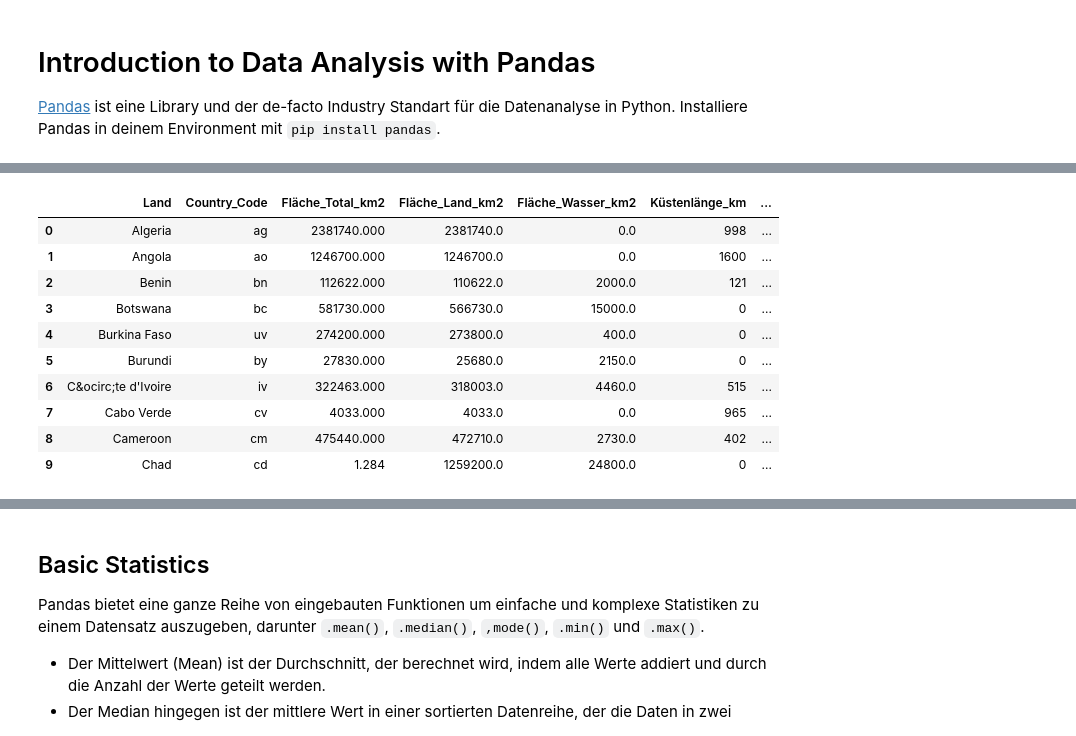
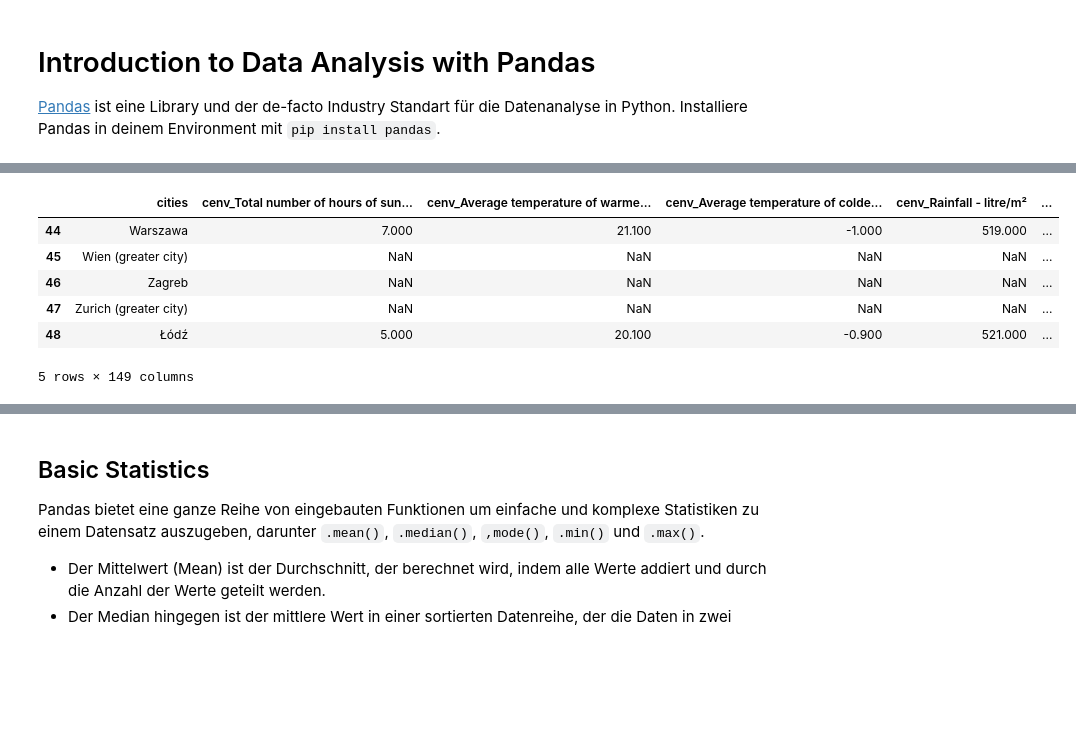
Before and after one commit to hslu-dda/dda-introduction-to-python, a Jupyter notebook: 03_Pandas/Intro-Data-Analysis-Pandas.ipynb, the cells around one changed output, grey strips where cells are left out. Drawn from its saved outputs; the diff is of its cells as text; code cells hidden in the pictures; blank space fills up the shorter version.

```diff
--- a/03_Pandas/Intro-Data-Analysis-Pandas.ipynb
+++ b/03_Pandas/Intro-Data-Analysis-Pandas.ipynb
@@ -22,0 +9,3 @@ data.head()
+# %%
+df_raw = pd.read_csv("data/eurostat_european_cities.csv")
+df_raw.head()
@@ -58,15 +82,11 @@ data.head()
 # %%
-# print the first n entries
-data.head(10)
+# print the last 5 entries
+df_raw.tail()
 # %% [output]
-|  | Land | Country_Code | Fläche_Total_km2 | Fläche_Land_km2 | Fläche_Wasser_km2 | Küstenlänge_km | ... |
-| 0 | Algeria | ag | 2381740.000 | 2381740.0 | 0.0 | 998 | ... |
-| 1 | Angola | ao | 1246700.000 | 1246700.0 | 0.0 | 1600 | ... |
-| 2 | Benin | bn | 112622.000 | 110622.0 | 2000.0 | 121 | ... |
-| 3 | Botswana | bc | 581730.000 | 566730.0 | 15000.0 | 0 | ... |
-| 4 | Burkina Faso | uv | 274200.000 | 273800.0 | 400.0 | 0 | ... |
-| 5 | Burundi | by | 27830.000 | 25680.0 | 2150.0 | 0 | ... |
-| 6 | C&ocirc;te d'Ivoire | iv | 322463.000 | 318003.0 | 4460.0 | 515 | ... |
-| 7 | Cabo Verde | cv | 4033.000 | 4033.0 | 0.0 | 965 | ... |
-| 8 | Cameroon | cm | 475440.000 | 472710.0 | 2730.0 | 402 | ... |
-| 9 | Chad | cd | 1.284 | 1259200.0 | 24800.0 | 0 | ... |
+|  | cities | cenv_Total number of hours of sun... | cenv_Average temperature of warme... | cenv_Average temperature of colde... | cenv_Rainfall - litre/m² | ... |
+| 44 | Warszawa | 7.000 | 21.100 | -1.000 | 519.000 | ... |
+| 45 | Wien (greater city) | NaN | NaN | NaN | NaN | ... |
+| 46 | Zagreb | NaN | NaN | NaN | NaN | ... |
+| 47 | Zurich (greater city) | NaN | NaN | NaN | NaN | ... |
+| 48 | Łódź | 5.000 | 20.100 | -0.900 | 521.000 | ... |
+5 rows × 149 columns
```
Also changed, not shown: parts of 54 cells of this notebook, 1 other file.
